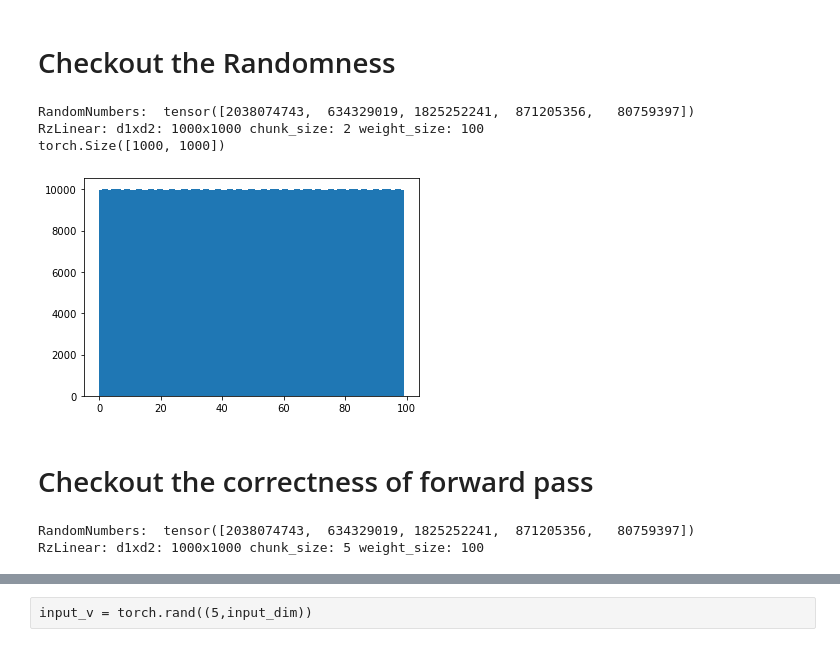
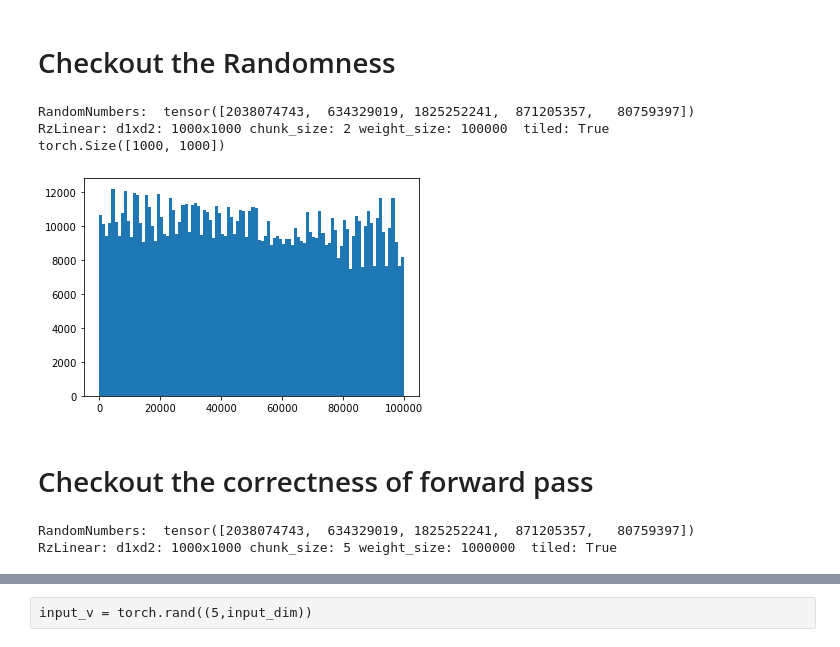
Before and after one commit to apd10/RzLinear, a Jupyter notebook: verify.ipynb, the cells around one changed output, grey strips where cells are left out. Drawn from its saved outputs; the diff is of its cells as text; code cells hidden in the pictures.

Commit message:
Tiled + shared memory implementation for RzLinear
    use tiled = True for invoking
    Also adding verify_idx for verification of code

```diff
--- a/verify.ipynb
+++ b/verify.ipynb
@@ -37,31 +64,32 @@ tensor([[19., 17., 15., 56., 54., 52., 50., 48., 46., 44.],
 # Checkout the Randomness
 # %%
 
-weight_size = 100
+weight_size = 100000
 input_dim = 1000
 output_dim = 1000
 chunk_size = 2
 
 #hashed_weight = nn.Parameter(torch.from_numpy(np.random.uniform(-1/np.sqrt(input_dim), 1/np.sqrt(input_dim), size=((weight_size,))).astype(np.float32)))
 hashed_weight = nn.Parameter(torch.from_numpy(np.arange(weight_size).astype(np.float32)))
 rzlinear = RzLinear(input_dim, output_dim, chunk_size, hashed_weight).to("cuda:0");
 
 input_v = torch.eye(input_dim).to("cuda:0")
 output_v = rzlinear(input_v)
 print(output_v.shape)
 
 
 plt.hist(np.array(output_v.detach().cpu()).reshape(-1), bins = int(input_dim/10))
 plt.show()
+#output_v[1,:].long()
 # %% [output]
-RandomNumbers:  tensor([2038074743,  634329019, 1825252241,  871205356,   80759397])
-RzLinear: d1xd2: 1000x1000 chunk_size: 2 weight_size: 100
+RandomNumbers:  tensor([2038074743,  634329019, 1825252241,  871205357,   80759397])
+RzLinear: d1xd2: 1000x1000 chunk_size: 2 weight_size: 100000  tiled: True
 torch.Size([1000, 1000])
-[figure, old version]
+[figure, new version]
 # %% [markdown]
 # Checkout the correctness of forward pass
 # %%
-weight_size = 100
+weight_size = 1000000
 input_dim = 1000
 output_dim = 1000
 chunk_size = 5
@@ -71,8 +99,8 @@ rzlinear = RzLinear(input_dim, output_dim, chunk_size, hashed_weight).to("cuda:0
 input_v = torch.eye(input_dim).to("cuda:0")
 idx_matrix = rzlinear(input_v).long()
 # %% [output]
-RandomNumbers:  tensor([2038074743,  634329019, 1825252241,  871205356,   80759397])
-RzLinear: d1xd2: 1000x1000 chunk_size: 5 weight_size: 100
+RandomNumbers:  tensor([2038074743,  634329019, 1825252241,  871205357,   80759397])
+RzLinear: d1xd2: 1000x1000 chunk_size: 5 weight_size: 1000000  tiled: True
 # %%
 idx_matrix.long()
 # %% [output]
```
Also changed, not shown: parts of 18 cells of this notebook, 4 other files.
